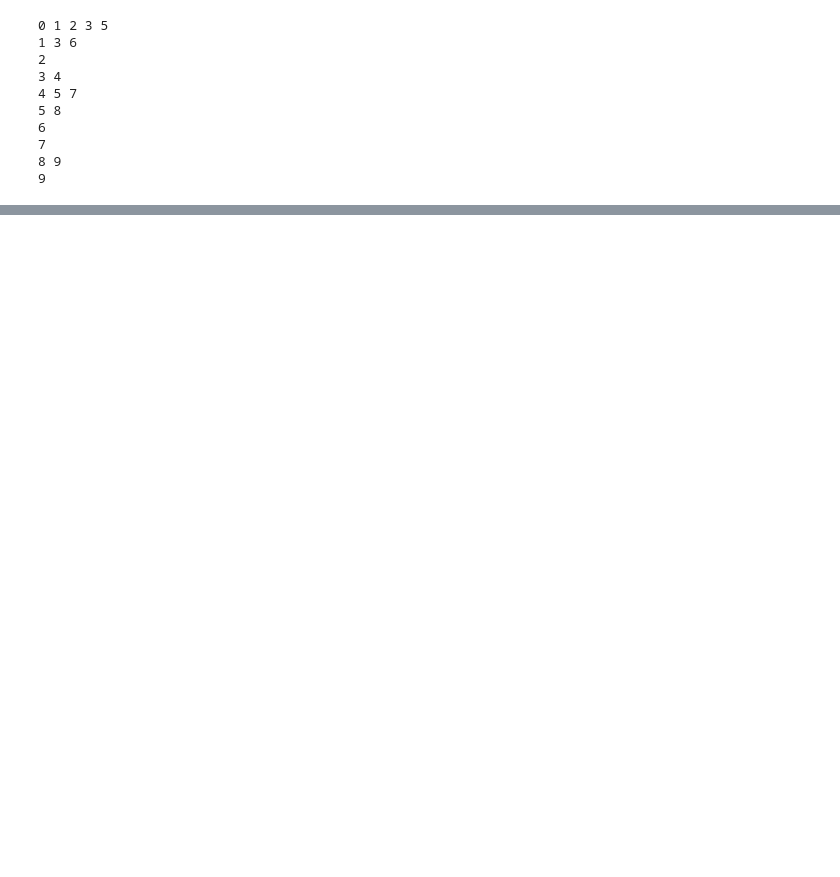
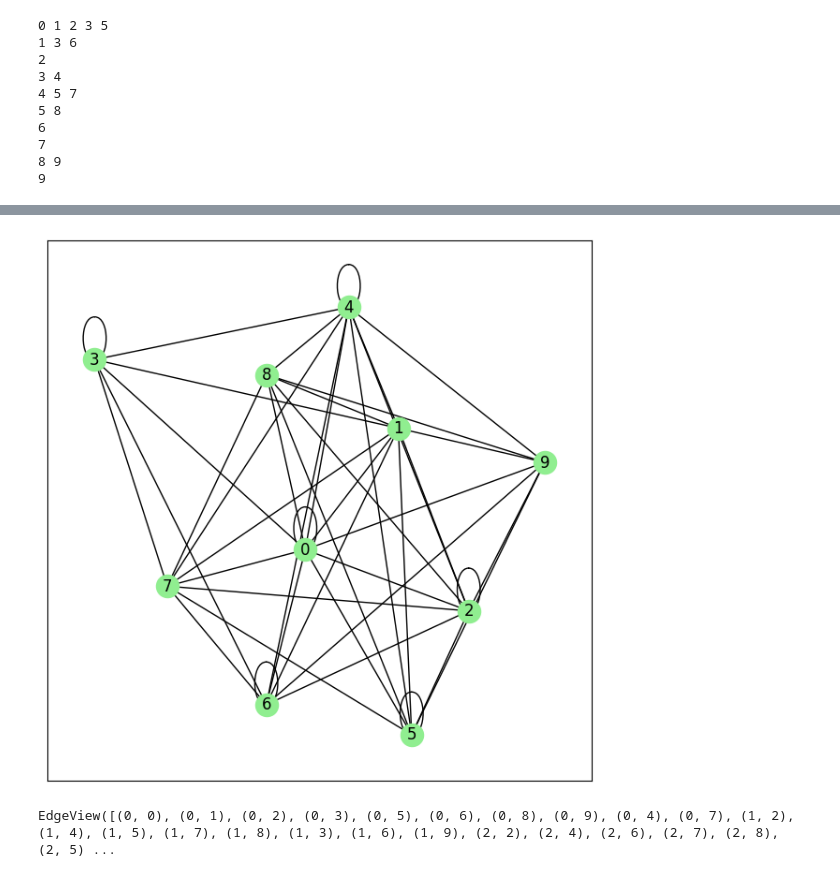
Before and after one commit to anoban/Applied-Social-Network-Analysis-in-Python, a Jupyter notebook: Anoban/Loading Graphs.ipynb, the cells around one changed output, grey strips where cells are left out. Drawn from its saved outputs; the diff is of its cells as text; code cells hidden in the pictures; blank space fills up the shorter version.

```diff
--- a/Anoban/Loading Graphs.ipynb
+++ b/Anoban/Loading Graphs.ipynb
@@ -18,0 +60,2 @@ import matplotlib.pyplot as plt
+# %%
+adj_matrix = np.random.randint(0, 2, size = [10, 10])
@@ -18,0 +79,9 @@ import matplotlib.pyplot as plt
+# %%
+graph = nx.Graph(adj_matrix)
+nx.draw_networkx(graph, node_color = "lightgreen")
+# %% [output]
+[figure, added]
+# %%
+graph.edges()
+# %% [output]
+EdgeView([(0, 0), (0, 1), (0, 2), (0, 3), (0, 5), (0, 6), (0, 8), (0, 9), (0, 4), (0, 7), (1, 2), (1, 4), (1, 5), (1, 7), (1, 8), (1, 3), (1, 6), (1, 9), (2, 2), (2, 4), (2, 6), (2, 7), (2, 8), (2, 5) ...
```
Also changed, not shown: parts of 41 cells of this notebook.
